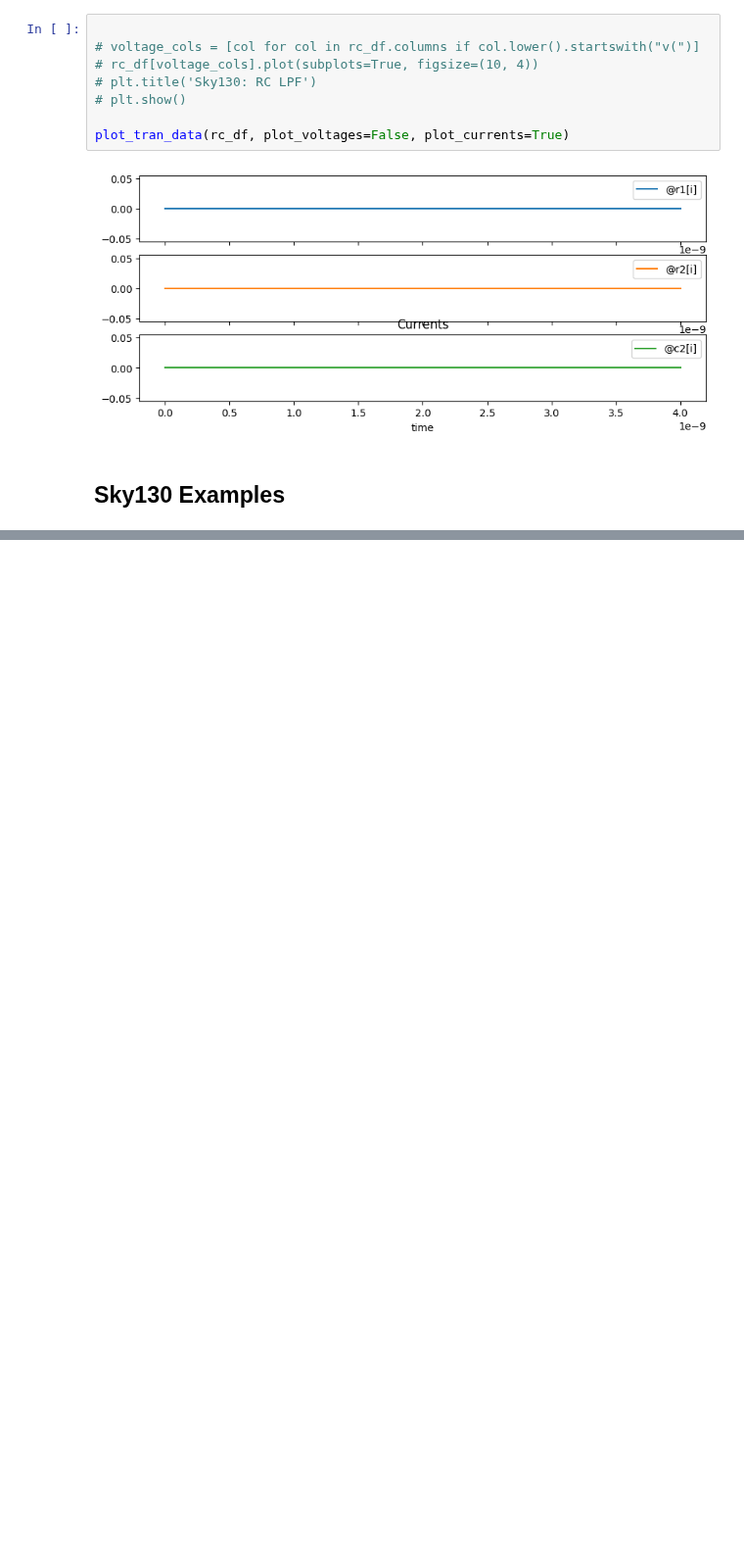
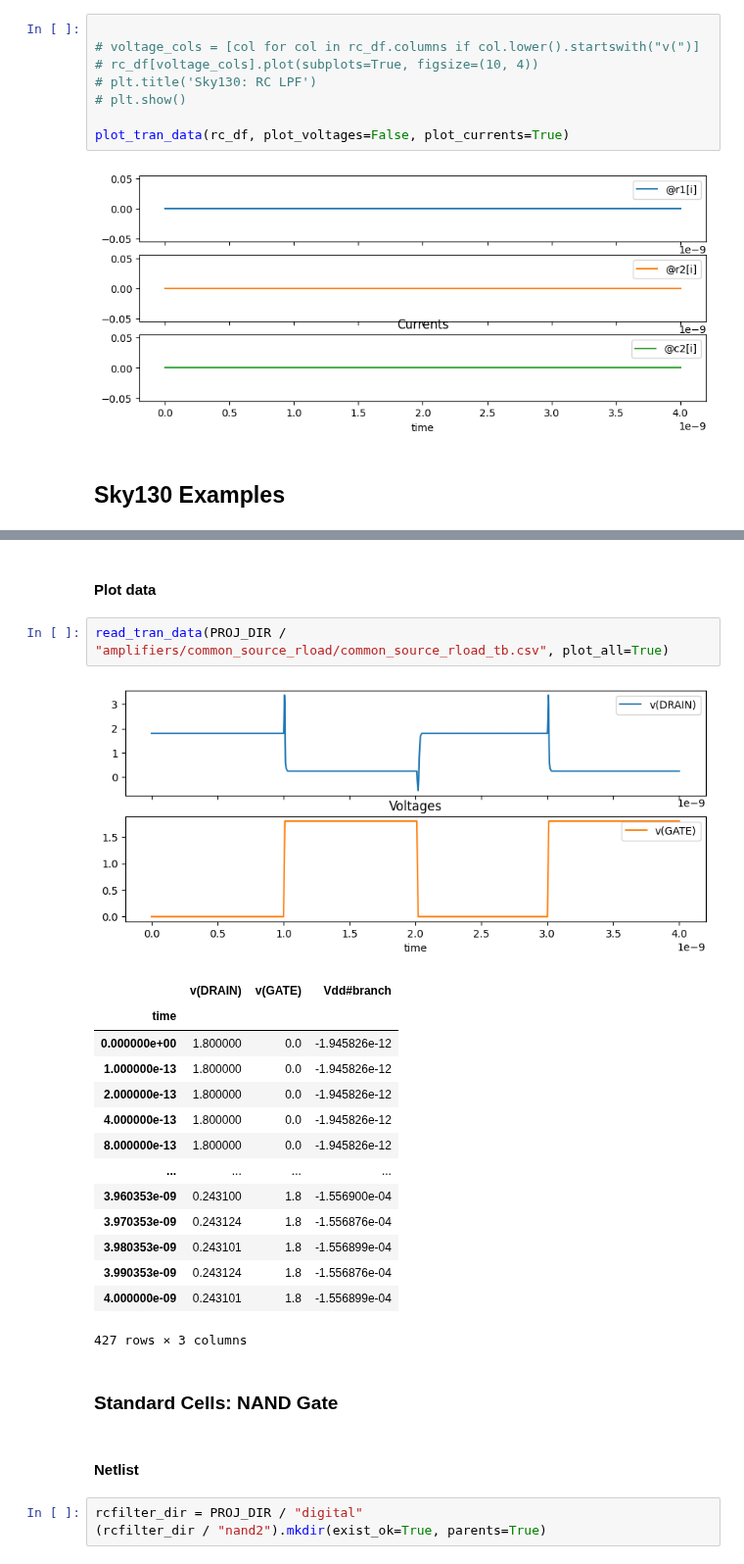
Before and after one commit to venkataratnamb20/quicksilicon, a Jupyter notebook: notebooks/templates/icdesign/analog_icdesign_template.ipynb, the cells around one changed output, grey strips where cells are left out. Shown at 98% size. Cells and saved outputs as stored; diff of their text form; blank space fills up the shorter version.

Commit message:
added Sky130 Examples-
1. common source with resistive load
2. NAND Gate

```diff
--- a/notebooks/templates/icdesign/analog_icdesign_template.ipynb
+++ b/notebooks/templates/icdesign/analog_icdesign_template.ipynb
@@ -264,0 +330,27 @@ plot_tran_data(rc_df, plot_voltages=False, plot_currents=True)
+# %% [markdown]
+#### Plot data
+# %%
+read_tran_data(PROJ_DIR / "amplifiers/common_source_rload/common_source_rload_tb.csv", plot_all=True)
+# %% [output]
+[figure, added]
+|  | v(DRAIN) | v(GATE) | Vdd#branch |
+| time |  |  |  |
+| 0.000000e+00 | 1.800000 | 0.0 | -1.945826e-12 |
+| 1.000000e-13 | 1.800000 | 0.0 | -1.945826e-12 |
+| 2.000000e-13 | 1.800000 | 0.0 | -1.945826e-12 |
+| 4.000000e-13 | 1.800000 | 0.0 | -1.945826e-12 |
+| 8.000000e-13 | 1.800000 | 0.0 | -1.945826e-12 |
+| ... | ... | ... | ... |
+| 3.960353e-09 | 0.243100 | 1.8 | -1.556900e-04 |
+| 3.970353e-09 | 0.243124 | 1.8 | -1.556876e-04 |
+| 3.980353e-09 | 0.243101 | 1.8 | -1.556899e-04 |
+| 3.990353e-09 | 0.243124 | 1.8 | -1.556876e-04 |
+| 4.000000e-09 | 0.243101 | 1.8 | -1.556899e-04 |
+427 rows × 3 columns
+# %% [markdown]
+### Standard Cells: NAND Gate
+# %% [markdown]
+#### Netlist
+# %%
+rcfilter_dir = PROJ_DIR / "digital"
+(rcfilter_dir / "nand2").mkdir(exist_ok=True, parents=True)
```
Also changed, not shown: parts of 11 cells of this notebook.
